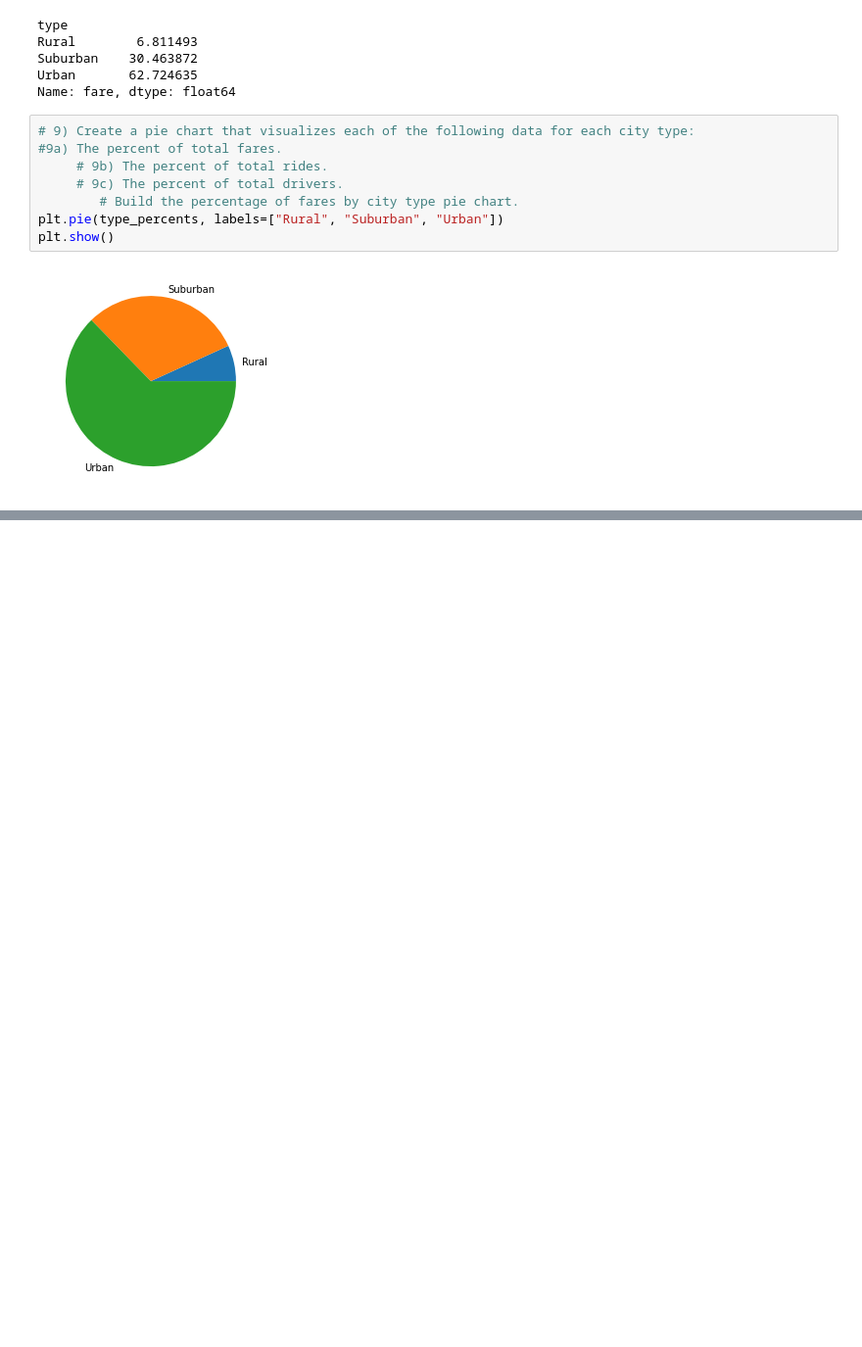
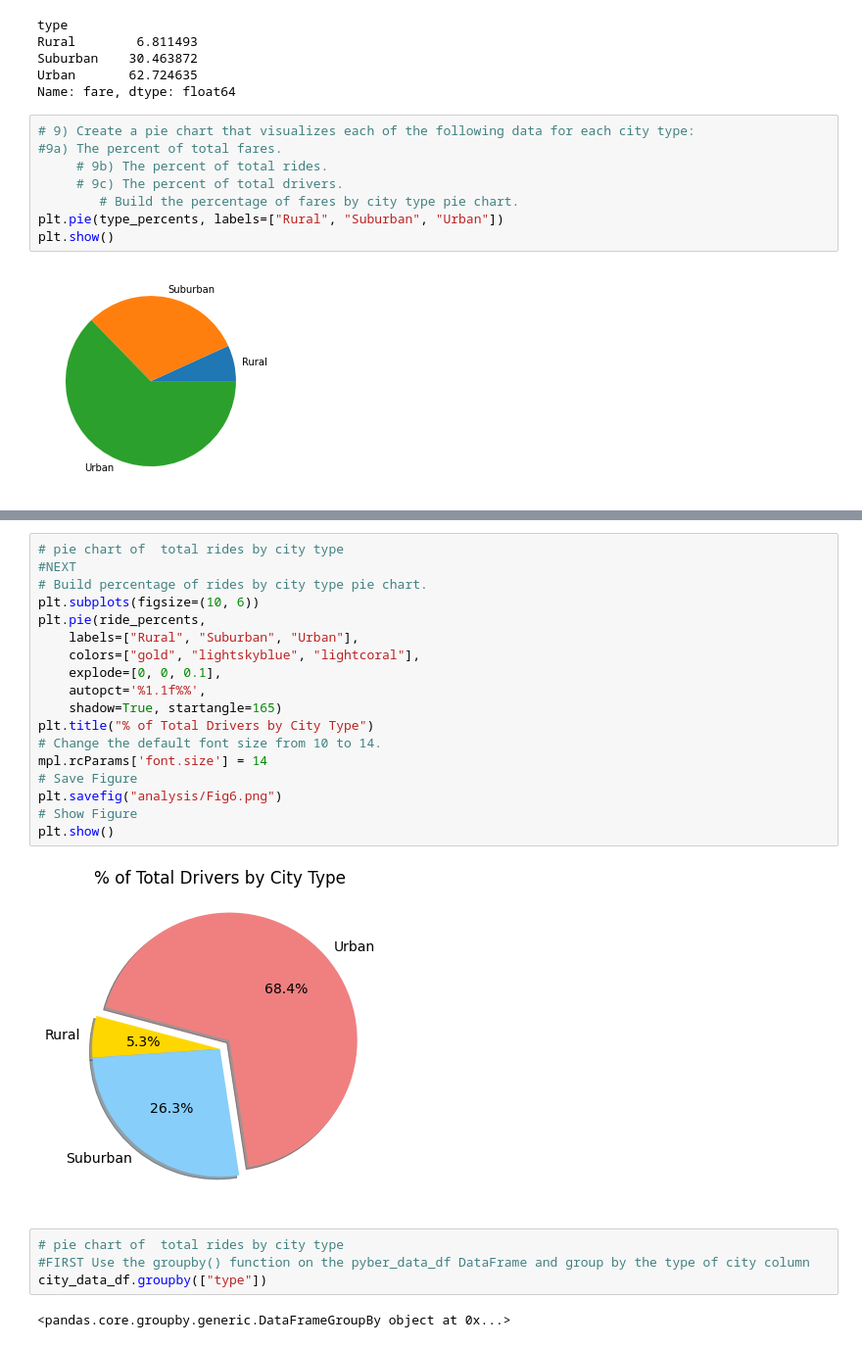
Before and after one commit to Beetleee/PyBer_Analysis, a Jupyter notebook: PyBer.ipynb, the cells around one changed output, grey strips where cells are left out. Shown: that part at 98% size. Saved outputs shown, nothing was run; the diff lists cells and outputs as text; blank space fills up the shorter version.

```diff
--- a/PyBer.ipynb
+++ b/PyBer.ipynb
@@ -686,0 +732,26 @@ plt.show()
+# %%
+# pie chart of  total rides by city type
+#NEXT
+# Build percentage of rides by city type pie chart.
+plt.subplots(figsize=(10, 6))
+plt.pie(ride_percents,
+    labels=["Rural", "Suburban", "Urban"],
+    colors=["gold", "lightskyblue", "lightcoral"],
+    explode=[0, 0, 0.1],
+    autopct='%1.1f%%',
+    shadow=True, startangle=165)
+plt.title("% of Total Drivers by City Type")
+# Change the default font size from 10 to 14.
+mpl.rcParams['font.size'] = 14
+# Save Figure
+plt.savefig("analysis/Fig6.png")
+# Show Figure
+plt.show()
+# %% [output]
+[figure, added]
+# %%
+# pie chart of  total rides by city type
+#FIRST Use the groupby() function on the pyber_data_df DataFrame and group by the type of city column
+city_data_df.groupby(["type"])
+# %% [output]
+<pandas.core.groupby.generic.DataFrameGroupBy object at 0x...>
```
Also changed, not shown: parts of 9 cells of this notebook, 2 other files.
